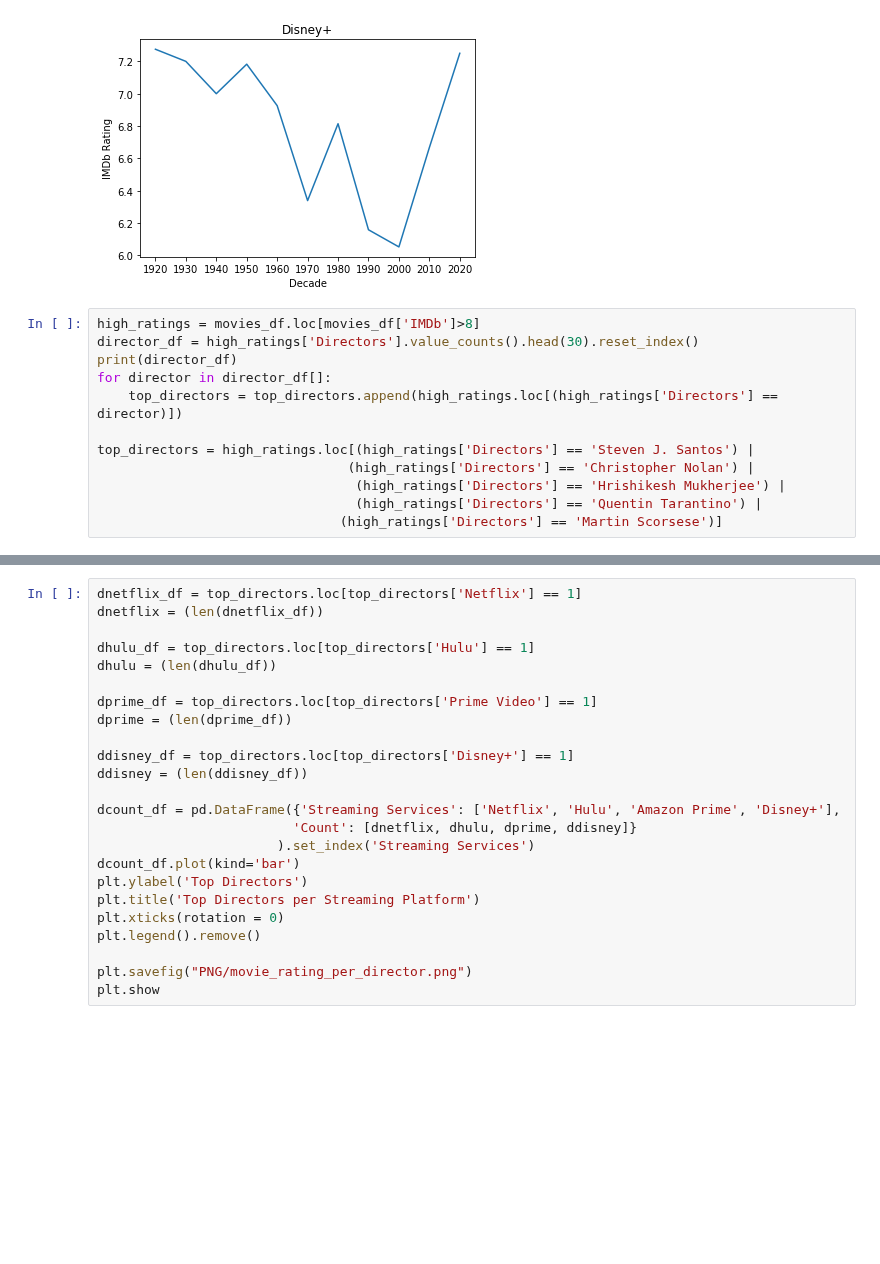
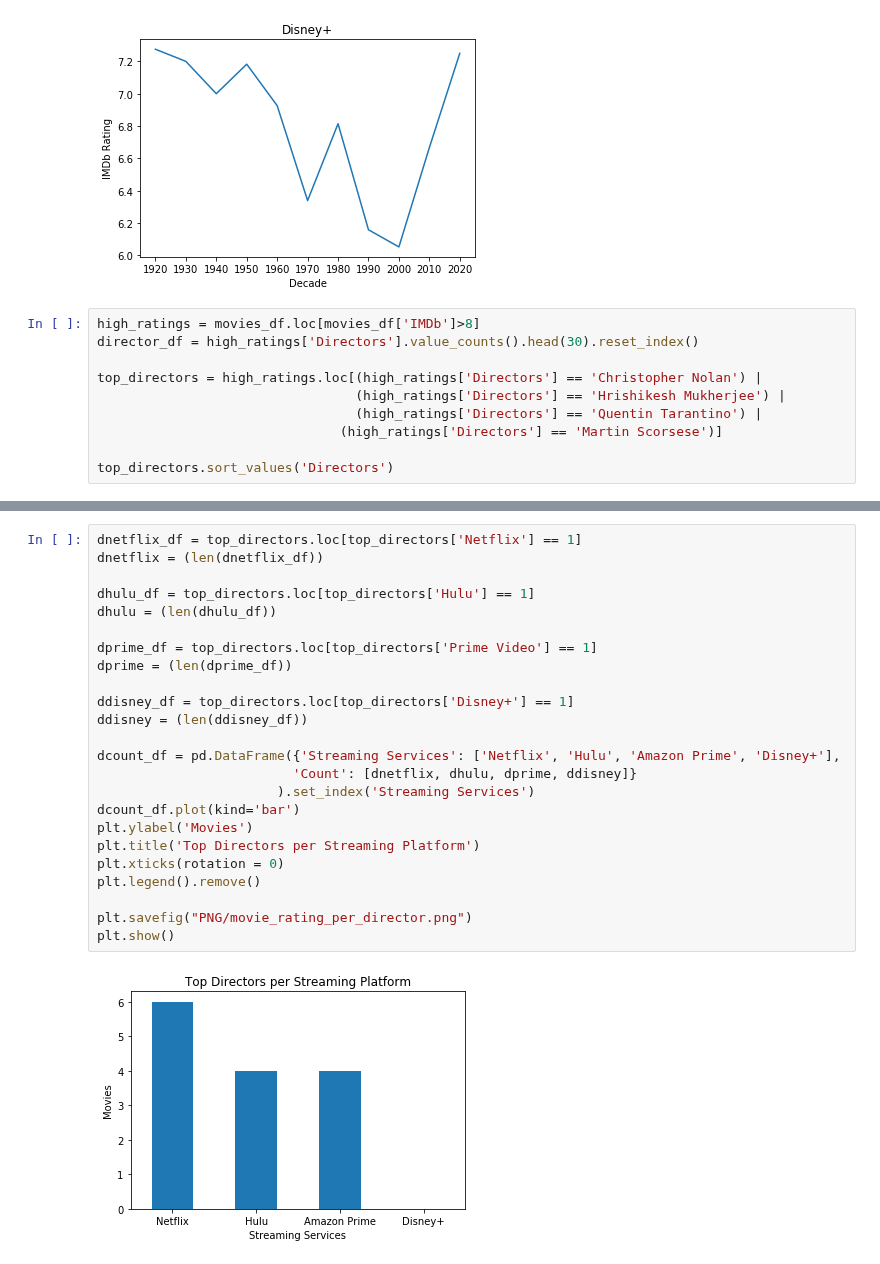
Before and after one commit to trevorguleserian/Project1, a Jupyter notebook: movies_data.ipynb, the cells around one changed output, grey strips where cells are left out. Drawn from its saved outputs; the diff is of its cells as text; blank space fills up the shorter version.

Commit message:
pushing directors

```diff
--- a/movies_data.ipynb
+++ b/movies_data.ipynb
@@ -305,13 +298,11 @@ plt.show()
 # %%
 high_ratings = movies_df.loc[movies_df['IMDb']>8]
 director_df = high_ratings['Directors'].value_counts().head(30).reset_index()
-print(director_df)
-for director in director_df[]:
-    top_directors = top_directors.append(high_ratings.loc[(high_ratings['Directors'] == director)])
 
-top_directors = high_ratings.loc[(high_ratings['Directors'] == 'Steven J. Santos') |
-                                (high_ratings['Directors'] == 'Christopher Nolan') |
+top_directors = high_ratings.loc[(high_ratings['Directors'] == 'Christopher Nolan') |
                                  (high_ratings['Directors'] == 'Hrishikesh Mukherjee') |
                                  (high_ratings['Directors'] == 'Quentin Tarantino') |
                                (high_ratings['Directors'] == 'Martin Scorsese')]
+
+top_directors.sort_values('Directors')
 # %% [output]
@@ -319,27 +322,29 @@ SyntaxError: invalid syntax (<ipython-input-20-24854bae676f>, line 4)
 # %%
 dnetflix_df = top_directors.loc[top_directors['Netflix'] == 1]
 dnetflix = (len(dnetflix_df))
 
 dhulu_df = top_directors.loc[top_directors['Hulu'] == 1]
 dhulu = (len(dhulu_df))
 
 dprime_df = top_directors.loc[top_directors['Prime Video'] == 1]
 dprime = (len(dprime_df))
 
 ddisney_df = top_directors.loc[top_directors['Disney+'] == 1]
 ddisney = (len(ddisney_df))
 
 dcount_df = pd.DataFrame({'Streaming Services': ['Netflix', 'Hulu', 'Amazon Prime', 'Disney+'],
                          'Count': [dnetflix, dhulu, dprime, ddisney]}
                        ).set_index('Streaming Services')
 dcount_df.plot(kind='bar')
-plt.ylabel('Top Directors')
+plt.ylabel('Movies')
 plt.title('Top Directors per Streaming Platform')
 plt.xticks(rotation = 0)
 plt.legend().remove()
 
 plt.savefig("PNG/movie_rating_per_director.png")
-plt.show
+plt.show()
+# %% [output]
+[figure, added]
 # %%
 dyear = top_directors['Year']
 drating = top_directors['IMDb']
```
Also changed, not shown: parts of 9 cells of this notebook, 3 other files.
